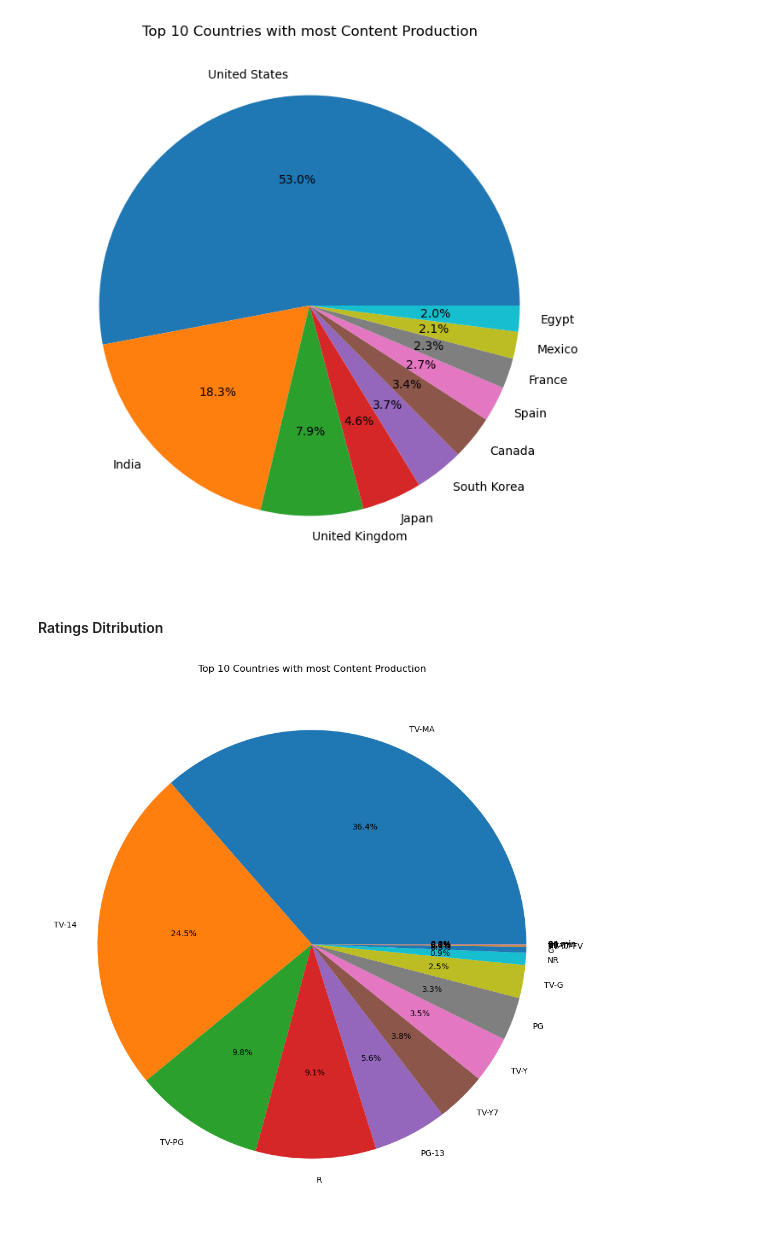
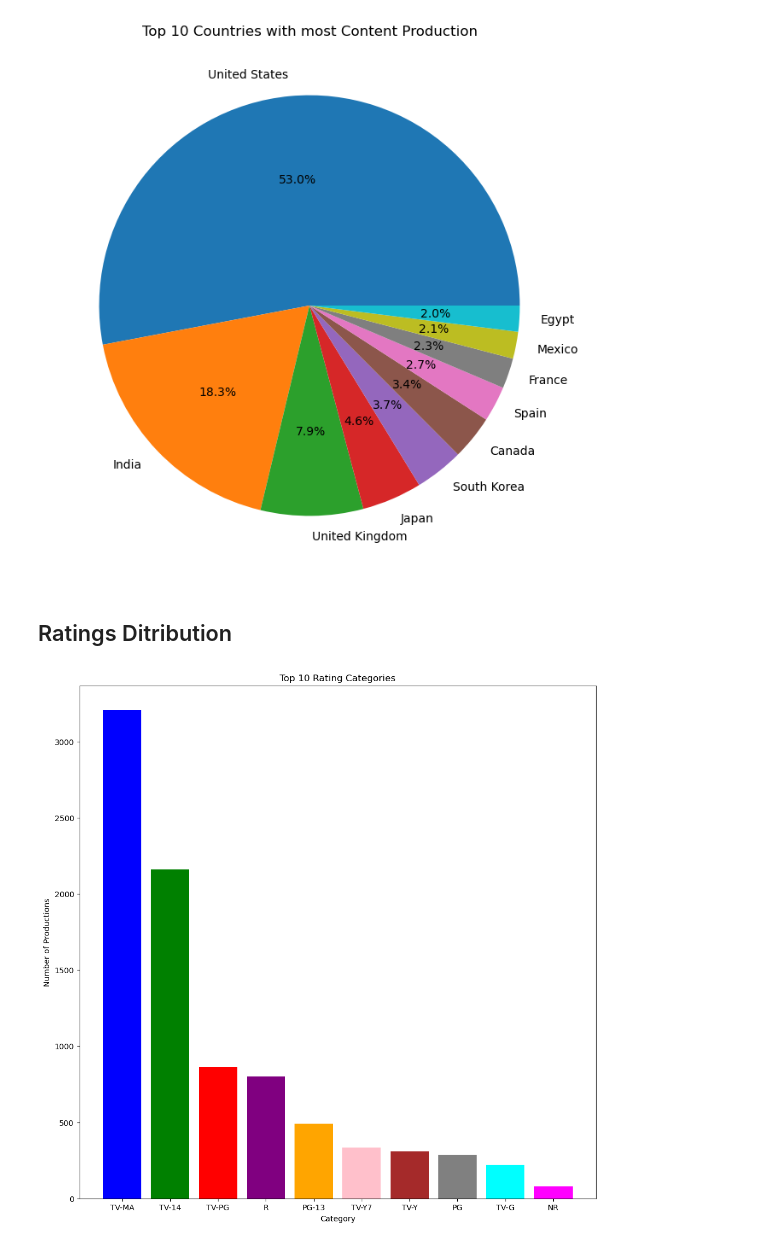
Before and after one commit to mohf-nazem/Learn-with-Data, a Jupyter notebook: Netflix-Titles/netflix_titles.ipynb, the cells around one changed output. Saved outputs shown, nothing was run; the diff lists cells and outputs as text; code cells hidden in the pictures.

Commit message:
Analyse release_year, ratings

```diff
--- a/Netflix-Titles/netflix_titles.ipynb
+++ b/Netflix-Titles/netflix_titles.ipynb
@@ -84,12 +88,17 @@ plt.show()
 # %% [output]
 [figure]
 # %% [markdown]
-#### Ratings Ditribution
+## Ratings Ditribution
 # %%
-rating = df['rating'].value_counts()
+rating = df['rating'].value_counts().head(10)
+
+colors = ['blue', 'green', 'red', 'purple', 'orange', 'pink', 'brown', 'gray', 'cyan', 'magenta']
+
 plt.figure(figsize=(12, 12))
-plt.pie(rating.values, labels=rating.index, autopct='%1.1f%%')
-plt.title('Top 10 Countries with most Content Production')
+plt.bar(rating.index, rating.values, color=colors)
+plt.title('Top 10 Rating Categories')
+plt.xlabel('Category')
+plt.ylabel('Number of Productions')
 plt.show()
 # %% [output]
-[figure, old version]
+[figure, new version]
```
Also changed, not shown: parts of 9 cells of this notebook.
